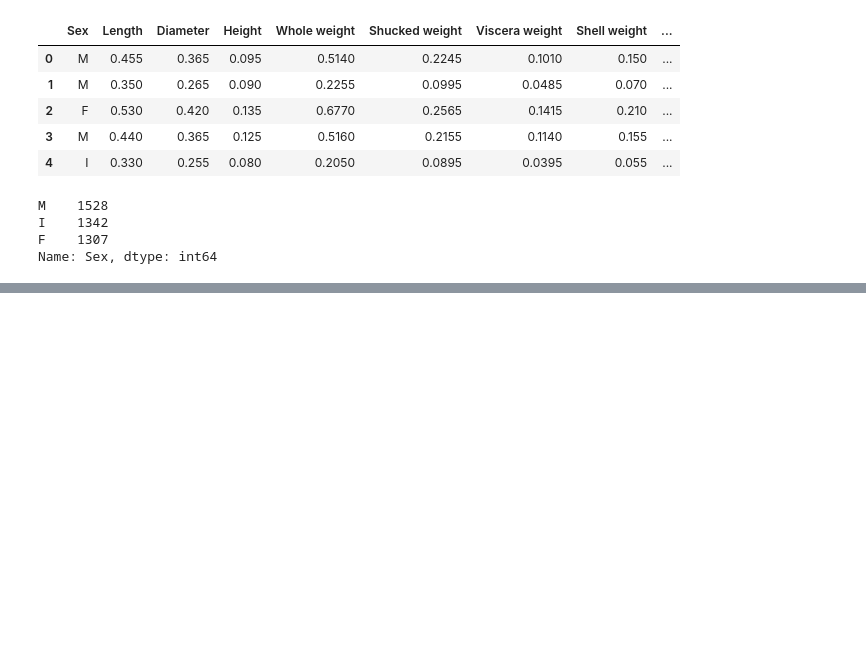
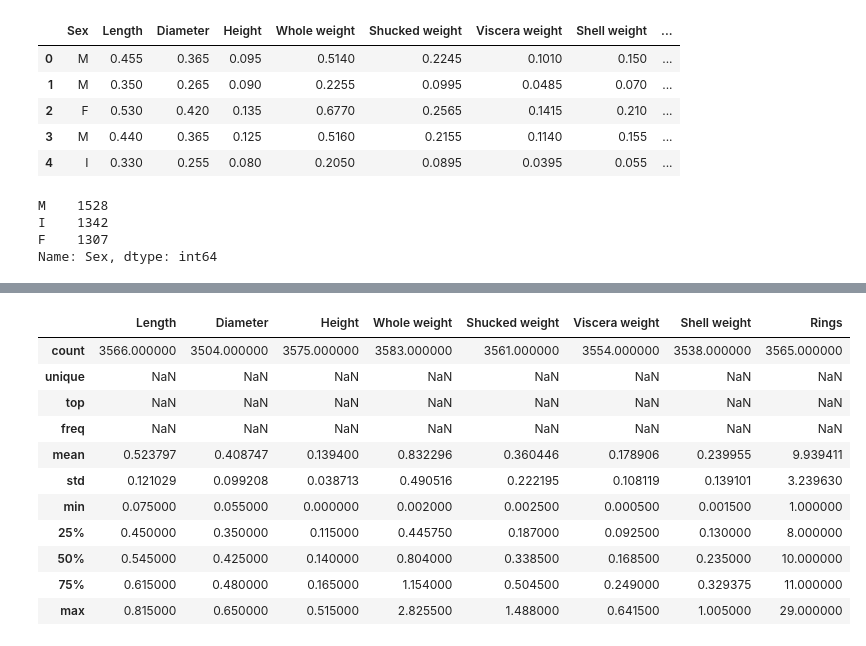
Before and after one commit to xLoSyAsHx/IAD19_ML, a Jupyter notebook: Task1_DataAnalyzing.ipynb, the cells around one changed output, grey strips where cells are left out. Saved outputs shown, nothing was run; the diff lists cells and outputs as text; code cells hidden in the pictures; blank space fills up the shorter version.

```diff
--- a/Task1_DataAnalyzing.ipynb
+++ b/Task1_DataAnalyzing.ipynb
@@ -63,0 +141,15 @@ df.head()
+# %%
+df.describe(include = 'all').drop(['Sex'], axis=1)
+# %% [output]
+|  | Length | Diameter | Height | Whole weight | Shucked weight | Viscera weight | Shell weight | Rings |
+| count | 3566.000000 | 3504.000000 | 3575.000000 | 3583.000000 | 3561.000000 | 3554.000000 | 3538.000000 | 3565.000000 |
+| unique | NaN | NaN | NaN | NaN | NaN | NaN | NaN | NaN |
+| top | NaN | NaN | NaN | NaN | NaN | NaN | NaN | NaN |
+| freq | NaN | NaN | NaN | NaN | NaN | NaN | NaN | NaN |
+| mean | 0.523797 | 0.408747 | 0.139400 | 0.832296 | 0.360446 | 0.178906 | 0.239955 | 9.939411 |
+| std | 0.121029 | 0.099208 | 0.038713 | 0.490516 | 0.222195 | 0.108119 | 0.139101 | 3.239630 |
+| min | 0.075000 | 0.055000 | 0.000000 | 0.002000 | 0.002500 | 0.000500 | 0.001500 | 1.000000 |
+| 25% | 0.450000 | 0.350000 | 0.115000 | 0.445750 | 0.187000 | 0.092500 | 0.130000 | 8.000000 |
+| 50% | 0.545000 | 0.425000 | 0.140000 | 0.804000 | 0.338500 | 0.168500 | 0.235000 | 10.000000 |
+| 75% | 0.615000 | 0.480000 | 0.165000 | 1.154000 | 0.504500 | 0.249000 | 0.329375 | 11.000000 |
+| max | 0.815000 | 0.650000 | 0.515000 | 2.825500 | 1.488000 | 0.641500 | 1.005000 | 29.000000 |
```
Also changed, not shown: parts of 19 cells of this notebook.
